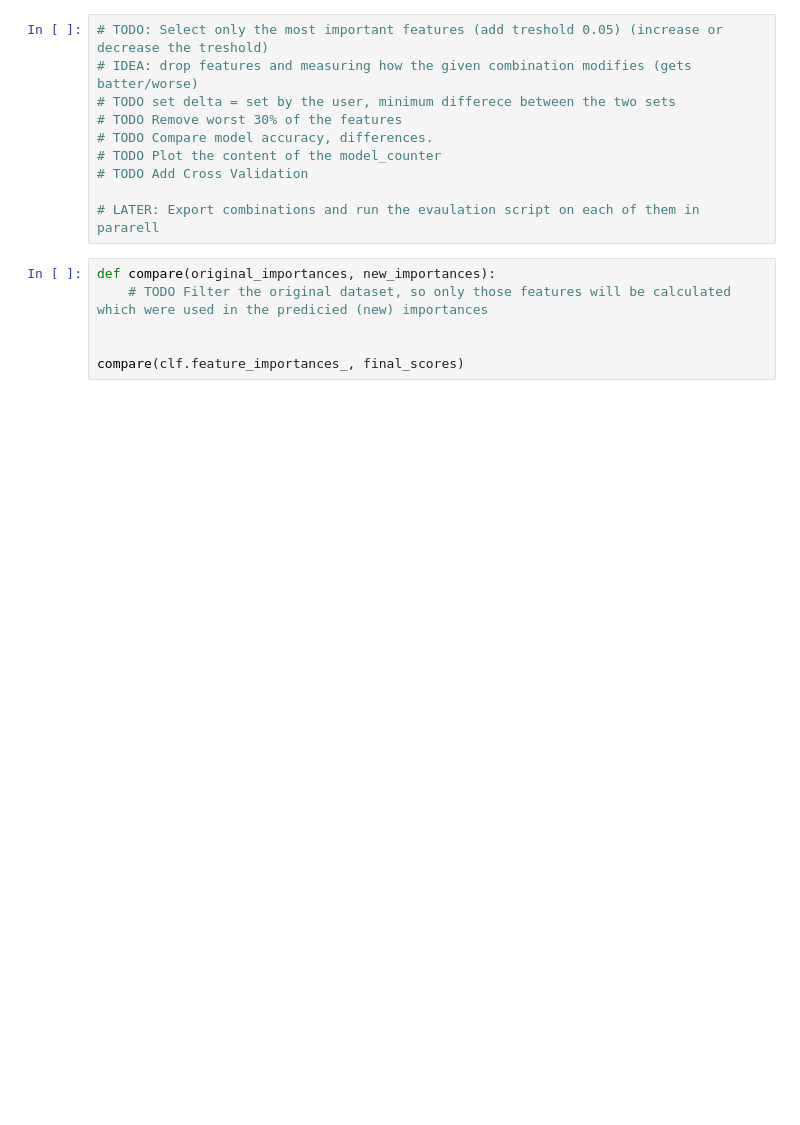
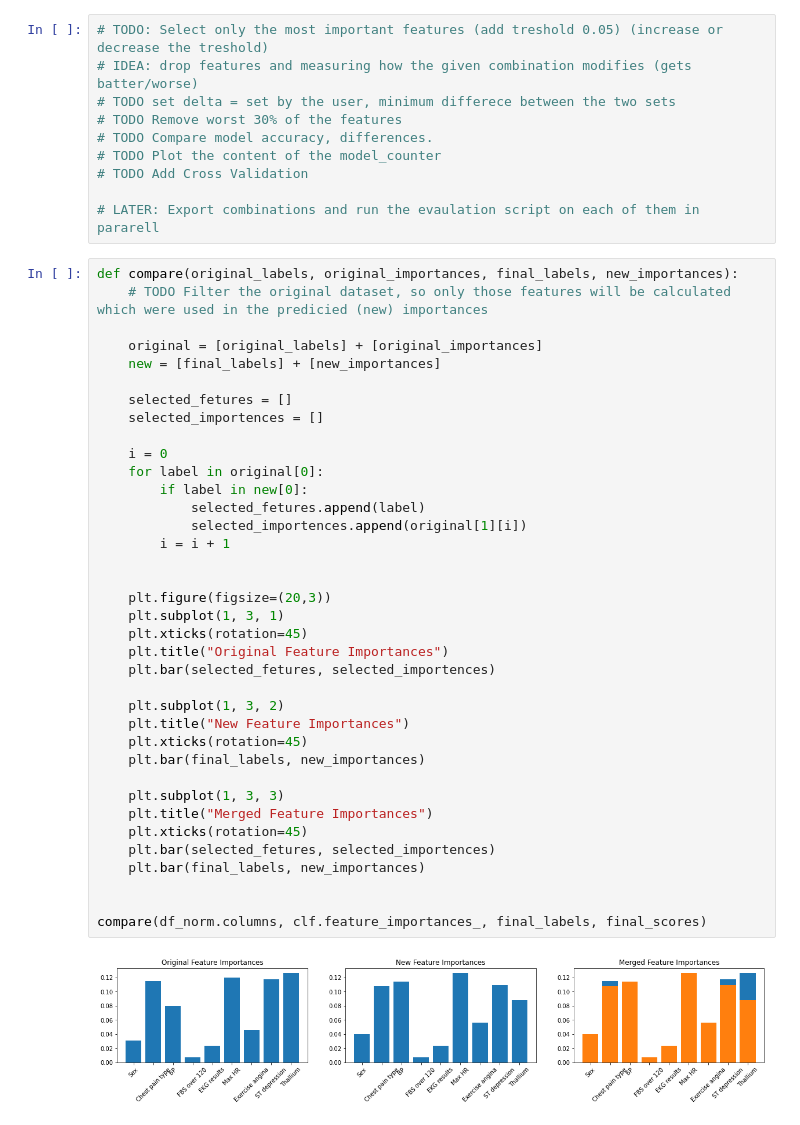
Before and after one commit to BSSB33/DSC-Lab, a Jupyter notebook: oversampling/heart_disease_prediction.ipynb, the cells around one changed output. Saved outputs shown, nothing was run; the diff lists cells and outputs as text; blank space fills up the shorter version.

Commit message:
Graphical Comparison added
Between the importances of the original and the new method

```diff
--- a/oversampling/heart_disease_prediction.ipynb
+++ b/oversampling/heart_disease_prediction.ipynb
@@ -440,9 +440,42 @@ plt.bar(df_norm.columns, clf.feature_importances_)
 # TODO Add Cross Validation
 
 # LATER: Export combinations and run the evaulation script on each of them in pararell
-# %%
-def compare(original_importances, new_importances):
-    # TODO Filter the original dataset, so only those features will be calculated which were used in the predicied (new) importances
-
-
-compare(clf.feature_importances_, final_scores)
+# %%
+def compare(original_labels, original_importances, final_labels, new_importances):
+    # TODO Filter the original dataset, so only those features will be calculated which were used in the predicied (new) importances
+
+    original = [original_labels] + [original_importances]
+    new = [final_labels] + [new_importances]
+
+    selected_fetures = []
+    selected_importences = []
+
+    i = 0
+    for label in original[0]:
+        if label in new[0]:
+            selected_fetures.append(label)
+            selected_importences.append(original[1][i])
+        i = i + 1
+
+
+    plt.figure(figsize=(20,3))
+    plt.subplot(1, 3, 1)
+    plt.xticks(rotation=45)
+    plt.title("Original Feature Importances")
+    plt.bar(selected_fetures, selected_importences)
+
+    plt.subplot(1, 3, 2)
+    plt.title("New Feature Importances")
+    plt.xticks(rotation=45)
+    plt.bar(final_labels, new_importances)
+
+    plt.subplot(1, 3, 3)
+    plt.title("Merged Feature Importances")
+    plt.xticks(rotation=45)
+    plt.bar(selected_fetures, selected_importences)
+    plt.bar(final_labels, new_importances)
+
+
+compare(df_norm.columns, clf.feature_importances_, final_labels, final_scores)
+# %% [output]
+[figure, added]
```
Also changed, not shown: parts of 1 cell of this notebook.
